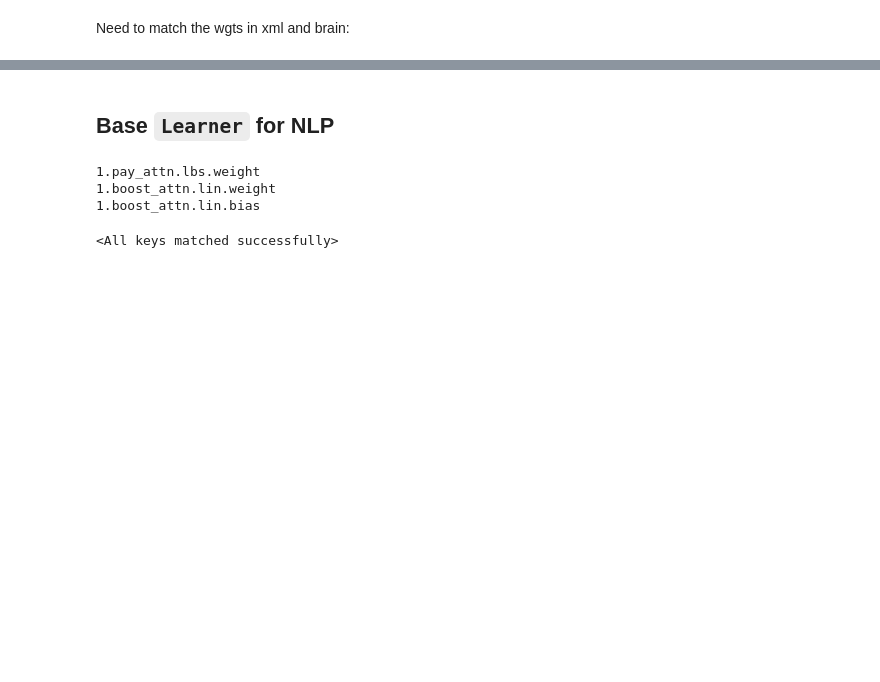
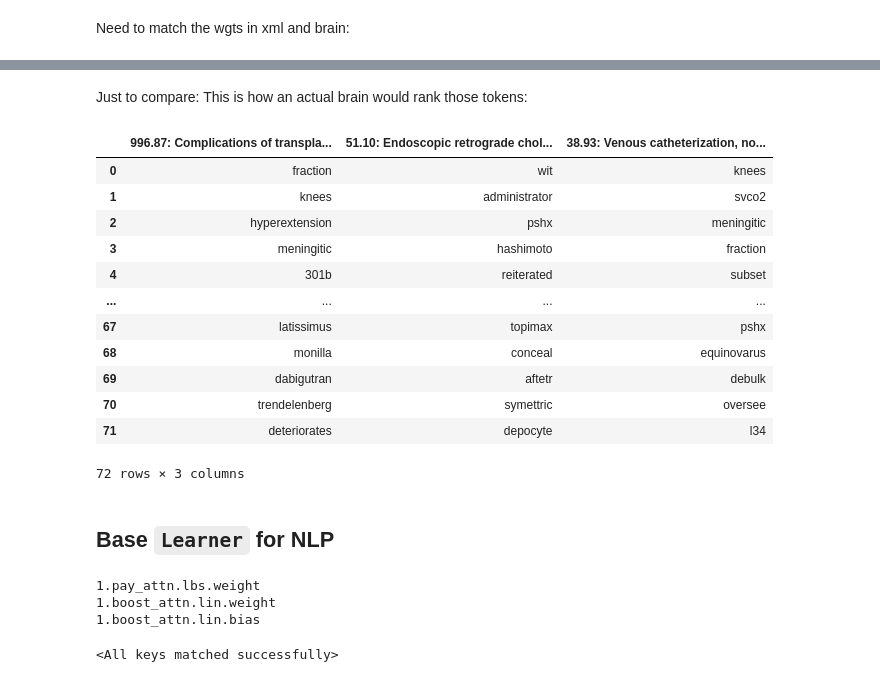
Before and after one commit to debjyotiSRoy/xcube, a Jupyter notebook: nbs/03_text.learner.ipynb, the cells around one changed output, grey strips where cells are left out. Cells and saved outputs as stored; diff of their text form; code cells hidden in the pictures; blank space fills up the shorter version.

```diff
--- a/nbs/03_text.learner.ipynb
+++ b/nbs/03_text.learner.ipynb
@@ -432,3 +481,22 @@ test_eq(mod_dict['label_bias'].weight.data[lbs_map.itemgot(0)], l2r_wgts['label_
+# %% [markdown]
+Just to compare: This is how an actual brain would rank those tokens:
+# %%
+# array(xml_vocab[0])[xml_brain[:, lbl_idx].topk(k=20, dim=0).indices.cpu()]
+pd.DataFrame(array(xml_vocab[0])[toks_idx[xml_brain[:, lbs_idx][toks_idx].argsort(descending=True, dim=0)].cpu()], columns=L(zip(some_lbs, mapt(lbs_des.get, some_lbs))).map(': '.join))
+# %% [output]
+|  | 996.87: Complications of transpla... | 51.10: Endoscopic retrograde chol... | 38.93: Venous catheterization, no... |
+| 0 | fraction | wit | knees |
+| 1 | knees | administrator | svco2 |
+| 2 | hyperextension | pshx | meningitic |
+| 3 | meningitic | hashimoto | fraction |
+| 4 | 301b | reiterated | subset |
+| ... | ... | ... | ... |
+| 67 | latissimus | topimax | pshx |
+| 68 | monilla | conceal | equinovarus |
+| 69 | dabigutran | aftetr | debulk |
+| 70 | trendelenberg | symettric | oversee |
+| 71 | deteriorates | depocyte | l34 |
+72 rows × 3 columns
 # %% [markdown]
 ## Base `Learner` for NLP
 # %%
```
Also changed, not shown: parts of 15 cells of this notebook, 4 other files.
